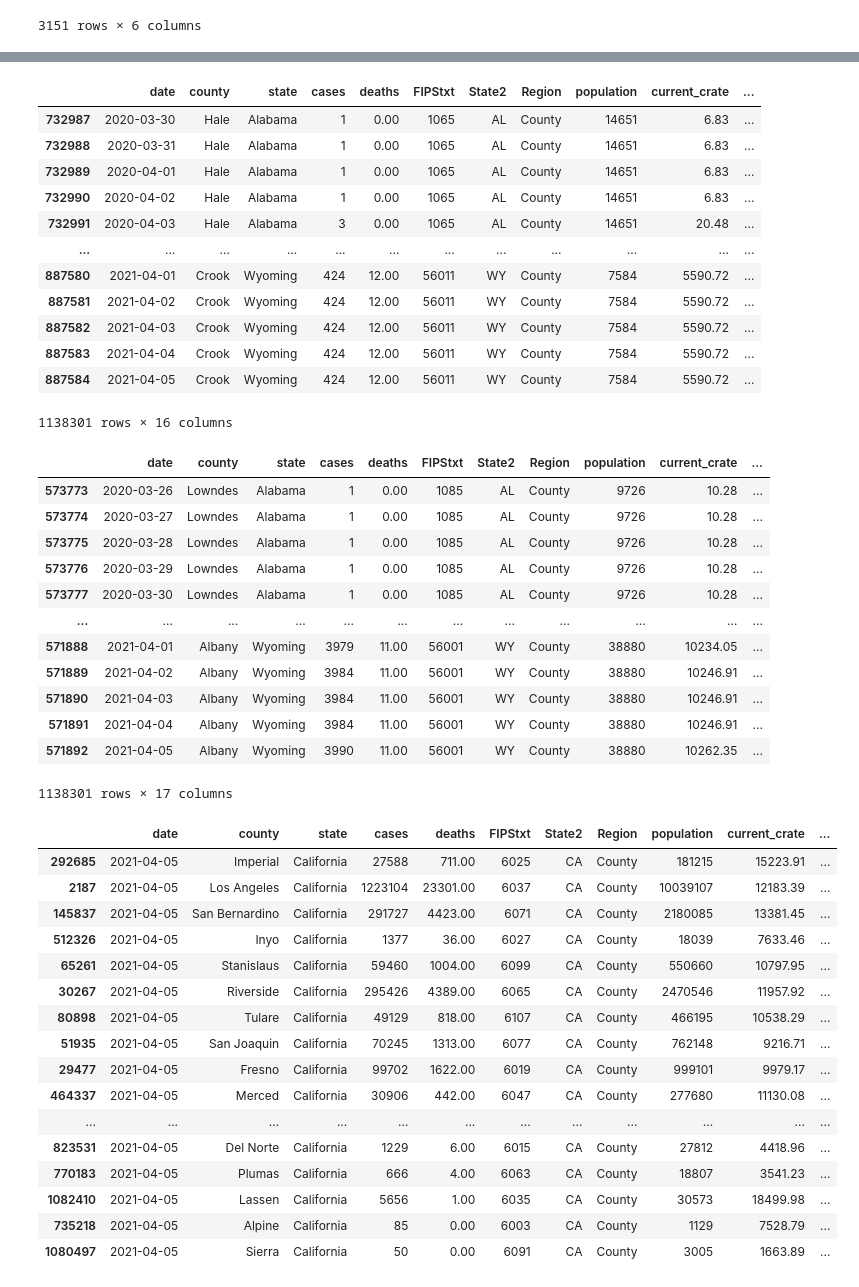
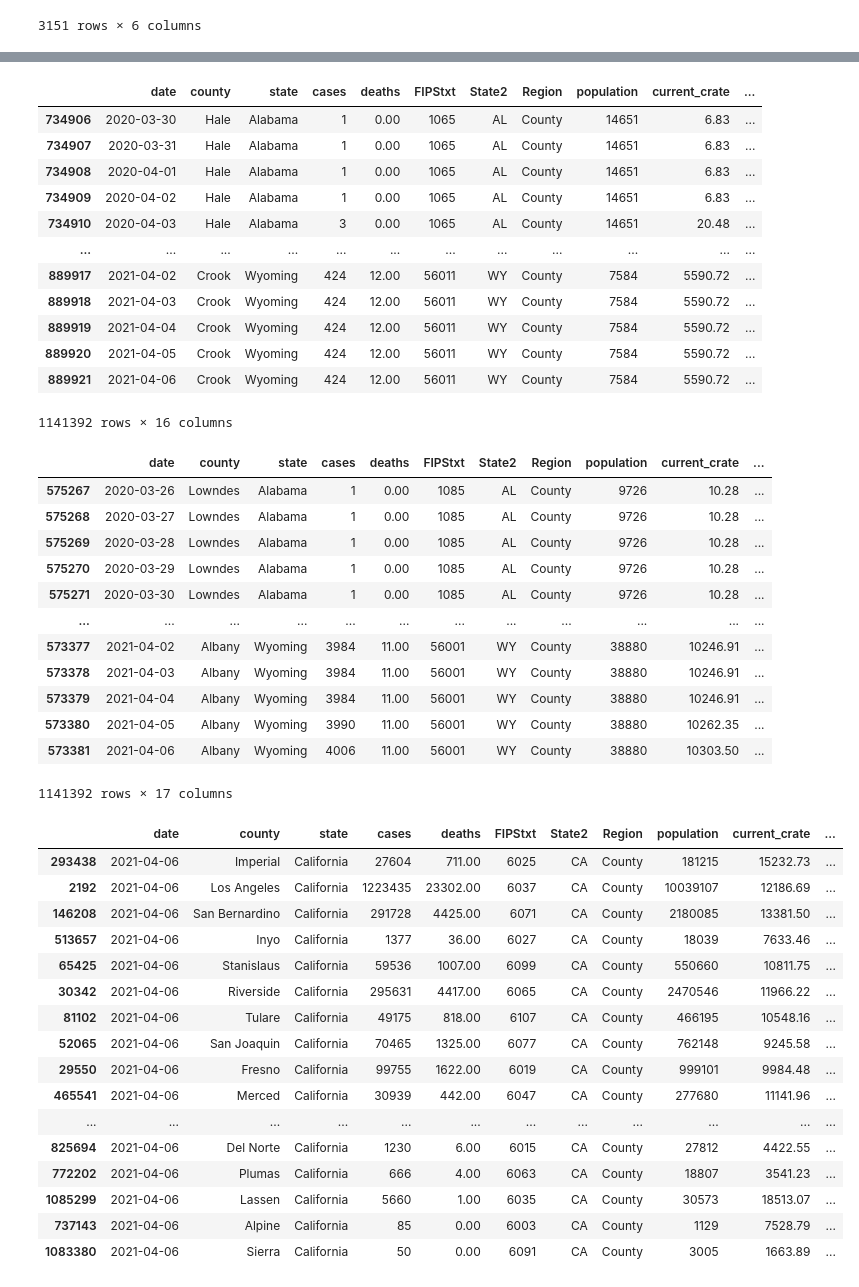
Before and after one commit to menlodoug/covid_crunching, a Jupyter notebook: pandas/COVID_USA.ipynb, the cells around one changed output, grey strips where cells are left out. Saved outputs shown, nothing was run; the diff lists cells and outputs as text; code cells hidden in the pictures.

```diff
--- a/pandas/COVID_USA.ipynb
+++ b/pandas/COVID_USA.ipynb
@@ -94,7 +94,7 @@ counties
 # %%
 # Isolate data from most current day.
 
-counties_us = counties[(counties['date'] == '2021-04-05') & (counties['Region'] == 'County')]
+counties_us = counties[(counties['date'] == '2021-04-06') & (counties['Region'] == 'County')]
 counties_us
 # %% [output]
 |  | date | county | state | cases | deaths | FIPStxt | State2 | Region | population | current_crate | ... |
@@ -208,18 +208,18 @@ usa['case_day'] = usa.groupby(['state','county']).cases.diff().fillna(usa.cases)
 usa
 # %% [output]
 |  | date | county | state | cases | deaths | FIPStxt | State2 | Region | population | current_crate | ... |
-| 732987 | 2020-03-30 | Hale | Alabama | 1 | 0.00 | 1065 | AL | County | 14651 | 6.83 | ... |
-| 732988 | 2020-03-31 | Hale | Alabama | 1 | 0.00 | 1065 | AL | County | 14651 | 6.83 | ... |
-| 732989 | 2020-04-01 | Hale | Alabama | 1 | 0.00 | 1065 | AL | County | 14651 | 6.83 | ... |
-| 732990 | 2020-04-02 | Hale | Alabama | 1 | 0.00 | 1065 | AL | County | 14651 | 6.83 | ... |
-| 732991 | 2020-04-03 | Hale | Alabama | 3 | 0.00 | 1065 | AL | County | 14651 | 20.48 | ... |
+| 734906 | 2020-03-30 | Hale | Alabama | 1 | 0.00 | 1065 | AL | County | 14651 | 6.83 | ... |
+| 734907 | 2020-03-31 | Hale | Alabama | 1 | 0.00 | 1065 | AL | County | 14651 | 6.83 | ... |
+| 734908 | 2020-04-01 | Hale | Alabama | 1 | 0.00 | 1065 | AL | County | 14651 | 6.83 | ... |
+| 734909 | 2020-04-02 | Hale | Alabama | 1 | 0.00 | 1065 | AL | County | 14651 | 6.83 | ... |
+| 734910 | 2020-04-03 | Hale | Alabama | 3 | 0.00 | 1065 | AL | County | 14651 | 20.48 | ... |
 | ... | ... | ... | ... | ... | ... | ... | ... | ... | ... | ... | ... |
-| 887580 | 2021-04-01 | Crook | Wyoming | 424 | 12.00 | 56011 | WY | County | 7584 | 5590.72 | ... |
-| 887581 | 2021-04-02 | Crook | Wyoming | 424 | 12.00 | 56011 | WY | County | 7584 | 5590.72 | ... |
-| 887582 | 2021-04-03 | Crook | Wyoming | 424 | 12.00 | 56011 | WY | County | 7584 | 5590.72 | ... |
-| 887583 | 2021-04-04 | Crook | Wyoming | 424 | 12.00 | 56011 | WY | County | 7584 | 5590.72 | ... |
-| 887584 | 2021-04-05 | Crook | Wyoming | 424 | 12.00 | 56011 | WY | County | 7584 | 5590.72 | ... |
+| 889917 | 2021-04-02 | Crook | Wyoming | 424 | 12.00 | 56011 | WY | County | 7584 | 5590.72 | ... |
+| 889918 | 2021-04-03 | Crook | Wyoming | 424 | 12.00 | 56011 | WY | County | 7584 | 5590.72 | ... |
+| 889919 | 2021-04-04 | Crook | Wyoming | 424 | 12.00 | 56011 | WY | County | 7584 | 5590.72 | ... |
+| 889920 | 2021-04-05 | Crook | Wyoming | 424 | 12.00 | 56011 | WY | County | 7584 | 5590.72 | ... |
+| 889921 | 2021-04-06 | Crook | Wyoming | 424 | 12.00 | 56011 | WY | County | 7584 | 5590.72 | ... |
-1138301 rows × 16 columns
+1141392 rows × 16 columns
 # %%
 # Break out daily death data from the New York Times csv that is cumulative in nature
 
@@ -228,18 +228,18 @@ usa['death_day'] = usa.groupby(['state','county']).deaths.diff().fillna(usa.deat
 usa
 # %% [output]
 |  | date | county | state | cases | deaths | FIPStxt | State2 | Region | population | current_crate | ... |
-| 573773 | 2020-03-26 | Lowndes | Alabama | 1 | 0.00 | 1085 | AL | County | 9726 | 10.28 | ... |
-| 573774 | 2020-03-27 | Lowndes | Alabama | 1 | 0.00 | 1085 | AL | County | 9726 | 10.28 | ... |
-| 573775 | 2020-03-28 | Lowndes | Alabama | 1 | 0.00 | 1085 | AL | County | 9726 | 10.28 | ... |
-| 573776 | 2020-03-29 | Lowndes | Alabama | 1 | 0.00 | 1085 | AL | County | 9726 | 10.28 | ... |
-| 573777 | 2020-03-30 | Lowndes | Alabama | 1 | 0.00 | 1085 | AL | County | 9726 | 10.28 | ... |
+| 575267 | 2020-03-26 | Lowndes | Alabama | 1 | 0.00 | 1085 | AL | County | 9726 | 10.28 | ... |
+| 575268 | 2020-03-27 | Lowndes | Alabama | 1 | 0.00 | 1085 | AL | County | 9726 | 10.28 | ... |
+| 575269 | 2020-03-28 | Lowndes | Alabama | 1 | 0.00 | 1085 | AL | County | 9726 | 10.28 | ... |
+| 575270 | 2020-03-29 | Lowndes | Alabama | 1 | 0.00 | 1085 | AL | County | 9726 | 10.28 | ... |
+| 575271 | 2020-03-30 | Lowndes | Alabama | 1 | 0.00 | 1085 | AL | County | 9726 | 10.28 | ... |
 | ... | ... | ... | ... | ... | ... | ... | ... | ... | ... | ... | ... |
-| 571888 | 2021-04-01 | Albany | Wyoming | 3979 | 11.00 | 56001 | WY | County | 38880 | 10234.05 | ... |
-| 571889 | 2021-04-02 | Albany | Wyoming | 3984 | 11.00 | 56001 | WY | County | 38880 | 10246.91 | ... |
-| 571890 | 2021-04-03 | Albany | Wyoming | 3984 | 11.00 | 56001 | WY | County | 38880 | 10246.91 | ... |
-| 571891 | 2021-04-04 | Albany | Wyoming | 3984 | 11.00 | 56001 | WY | County | 38880 | 10246.91 | ... |
-| 571892 | 2021-04-05 | Albany | Wyoming | 3990 | 11.00 | 56001 | WY | County | 38880 | 10262.35 | ... |
+| 573377 | 2021-04-02 | Albany | Wyoming | 3984 | 11.00 | 56001 | WY | County | 38880 | 10246.91 | ... |
+| 573378 | 2021-04-03 | Albany | Wyoming | 3984 | 11.00 | 56001 | WY | County | 38880 | 10246.91 | ... |
+| 573379 | 2021-04-04 | Albany | Wyoming | 3984 | 11.00 | 56001 | WY | County | 38880 | 10246.91 | ... |
+| 573380 | 2021-04-05 | Albany | Wyoming | 3990 | 11.00 | 56001 | WY | County | 38880 | 10262.35 | ... |
+| 573381 | 2021-04-06 | Albany | Wyoming | 4006 | 11.00 | 56001 | WY | County | 38880 | 10303.50 | ... |
-1138301 rows × 17 columns
+1141392 rows × 17 columns
 # %%
 # Export updated national data to csv for use in Tableau
 
@@ -247,26 +247,26 @@ usa.to_csv('daily_covid_us.csv', index=False)
 # %%
 # Filter California data to show only numbers for today
 
-counties_cal = usa[(usa['date'] == '2021-04-05') & (usa['state'] == 'California')]
+counties_cal = usa[(usa['date'] == '2021-04-06') & (usa['state'] == 'California')]
 counties_cal
 # %% [output]
 |  | date | county | state | cases | deaths | FIPStxt | State2 | Region | population | current_crate | ... |
-| 292685 | 2021-04-05 | Imperial | California | 27588 | 711.00 | 6025 | CA | County | 181215 | 15223.91 | ... |
-| 2187 | 2021-04-05 | Los Angeles | California | 1223104 | 23301.00 | 6037 | CA | County | 10039107 | 12183.39 | ... |
-| 145837 | 2021-04-05 | San Bernardino | California | 291727 | 4423.00 | 6071 | CA | County | 2180085 | 13381.45 | ... |
-| 512326 | 2021-04-05 | Inyo | California | 1377 | 36.00 | 6027 | CA | County | 18039 | 7633.46 | ... |
-| 65261 | 2021-04-05 | Stanislaus | California | 59460 | 1004.00 | 6099 | CA | County | 550660 | 10797.95 | ... |
-| 30267 | 2021-04-05 | Riverside | California | 295426 | 4389.00 | 6065 | CA | County | 2470546 | 11957.92 | ... |
-| 80898 | 2021-04-05 | Tulare | California | 49129 | 818.00 | 6107 | CA | County | 466195 | 10538.29 | ... |
-| 51935 | 2021-04-05 | San Joaquin | California | 70245 | 1313.00 | 6077 | CA | County | 762148 | 9216.71 | ... |
-| 29477 | 2021-04-05 | Fresno | California | 99702 | 1622.00 | 6019 | CA | County | 999101 | 9979.17 | ... |
-| 464337 | 2021-04-05 | Merced | California | 30906 | 442.00 | 6047 | CA | County | 277680 | 11130.08 | ... |
+| 293438 | 2021-04-06 | Imperial | California | 27604 | 711.00 | 6025 | CA | County | 181215 | 15232.73 | ... |
+| 2192 | 2021-04-06 | Los Angeles | California | 1223435 | 23302.00 | 6037 | CA | County | 10039107 | 12186.69 | ... |
+| 146208 | 2021-04-06 | San Bernardino | California | 291728 | 4425.00 | 6071 | CA | County | 2180085 | 13381.50 | ... |
+| 513657 | 2021-04-06 | Inyo | California | 1377 | 36.00 | 6027 | CA | County | 18039 | 7633.46 | ... |
+| 65425 | 2021-04-06 | Stanislaus | California | 59536 | 1007.00 | 6099 | CA | County | 550660 | 10811.75 | ... |
+| 30342 | 2021-04-06 | Riverside | California | 295631 | 4417.00 | 6065 | CA | County | 2470546 | 11966.22 | ... |
+| 81102 | 2021-04-06 | Tulare | California | 49175 | 818.00 | 6107 | CA | County | 466195 | 10548.16 | ... |
+| 52065 | 2021-04-06 | San Joaquin | California | 70465 | 1325.00 | 6077 | CA | County | 762148 | 9245.58 | ... |
+| 29550 | 2021-04-06 | Fresno | California | 99755 | 1622.00 | 6019 | CA | County | 999101 | 9984.48 | ... |
+| 465541 | 2021-04-06 | Merced | California | 30939 | 442.00 | 6047 | CA | County | 277680 | 11141.96 | ... |
 | ... | ... | ... | ... | ... | ... | ... | ... | ... | ... | ... | ... |
-| 823531 | 2021-04-05 | Del Norte | California | 1229 | 6.00 | 6015 | CA | County | 27812 | 4418.96 | ... |
-| 770183 | 2021-04-05 | Plumas | California | 666 | 4.00 | 6063 | CA | County | 18807 | 3541.23 | ... |
-| 1082410 | 2021-04-05 | Lassen | California | 5656 | 1.00 | 6035 | CA | County | 30573 | 18499.98 | ... |
-| 735218 | 2021-04-05 | Alpine | California | 85 | 0.00 | 6003 | CA | County | 1129 | 7528.79 | ... |
-| 1080497 | 2021-04-05 | Sierra | California | 50 | 0.00 | 6091 | CA | County | 3005 | 1663.89 | ... |
+| 825694 | 2021-04-06 | Del Norte | California | 1230 | 6.00 | 6015 | CA | County | 27812 | 4422.55 | ... |
+| 772202 | 2021-04-06 | Plumas | California | 666 | 4.00 | 6063 | CA | County | 18807 | 3541.23 | ... |
+| 1085299 | 2021-04-06 | Lassen | California | 5660 | 1.00 | 6035 | CA | County | 30573 | 18513.07 | ... |
+| 737143 | 2021-04-06 | Alpine | California | 85 | 0.00 | 6003 | CA | County | 1129 | 7528.79 | ... |
+| 1083380 | 2021-04-06 | Sierra | California | 50 | 0.00 | 6091 | CA | County | 3005 | 1663.89 | ... |
 # %%
 # Show top 10 California counties based on largest current infection rate
 
```
Also changed, not shown: parts of 12 cells of this notebook, 30 other files.
